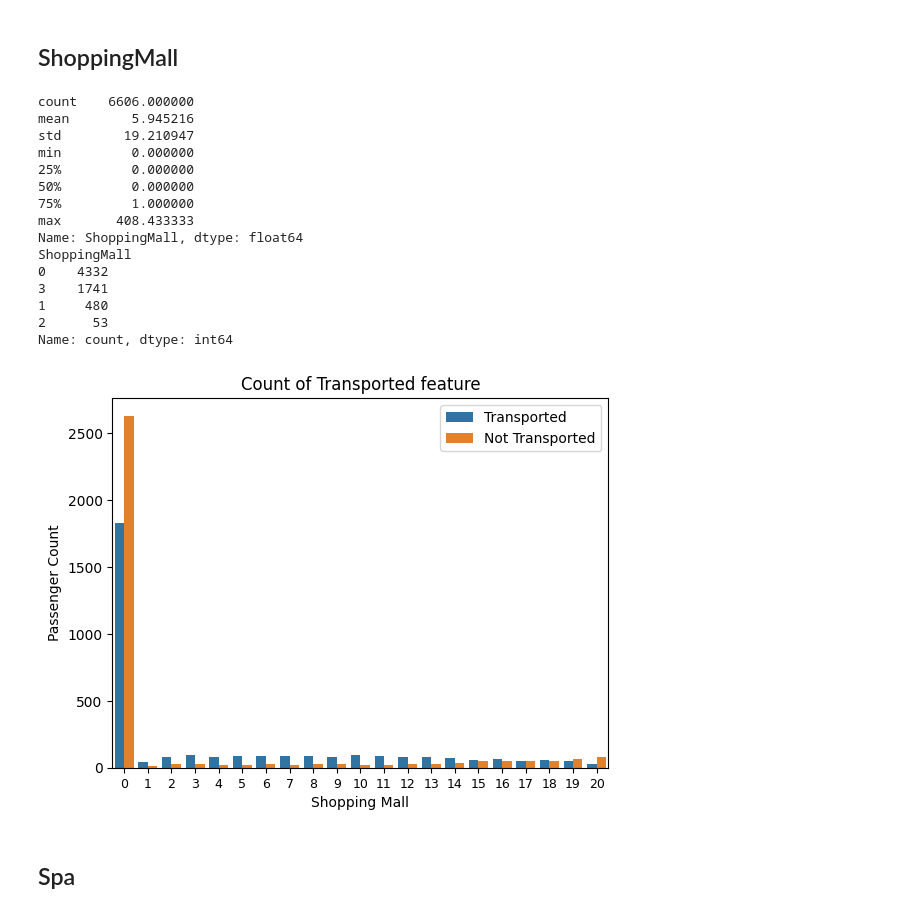
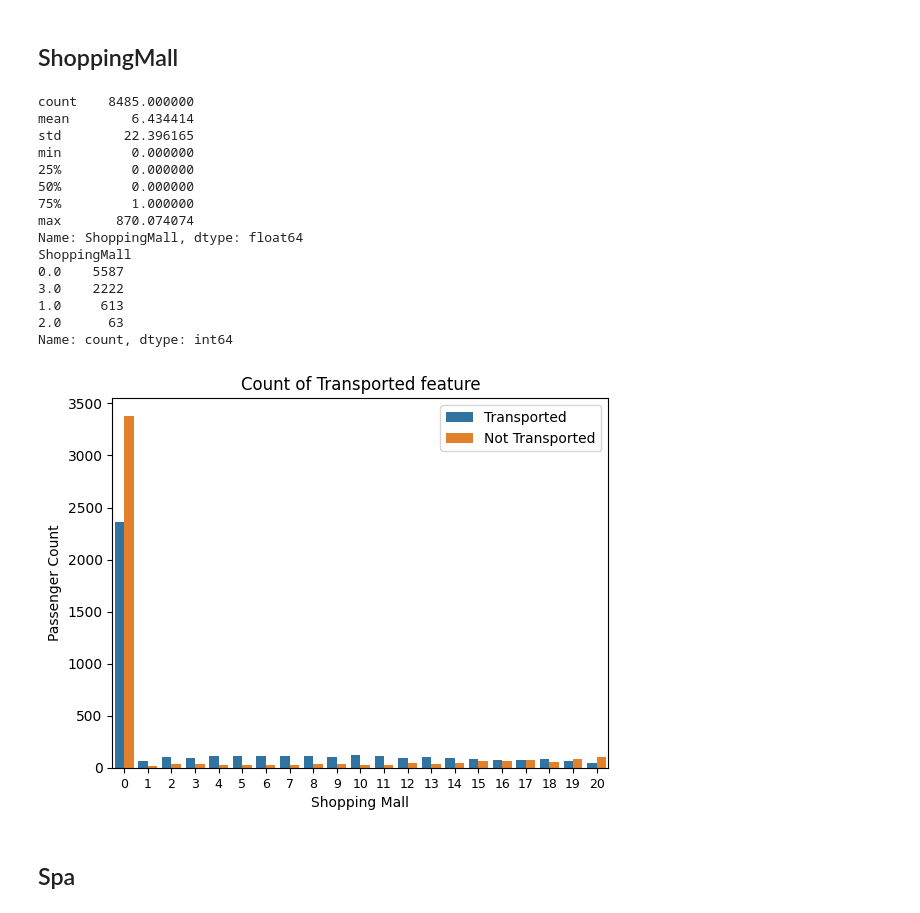
Before and after one commit to jp-al23/Kaggle-Challenges, a Jupyter notebook: Spaceship_Titanic/Data_Analysis.ipynb, the cells around one changed output. Saved outputs shown, nothing was run; the diff lists cells and outputs as text; code cells hidden in the pictures.

```diff
--- a/Spaceship_Titanic/Data_Analysis.ipynb
+++ b/Spaceship_Titanic/Data_Analysis.ipynb
@@ -181,12 +177,14 @@ Name: count, dtype: int64
 df_copy = df_train.copy()
 
 for home_name in df_copy["HomePlanet"].unique():
+    if type(home_name) != str: continue
     df_ishome = df_copy["HomePlanet"] == home_name
     df_train[home_name] = df_ishome
     n_transported = (df_copy[df_ishome]["Transported"]==True).sum()
     print("Home: {}, Transported Rate: {}".format(home_name, n_transported/n))
 
 for destination_name in df_copy["Destination"].unique():
+    if type(destination_name) != str: continue
     df_isdestination = df_copy["Destination"] == destination_name
     df_train[destination_name] = df_isdestination
     n_transported = (df_copy[df_isdestination]["Transported"]==True).sum()
@@ -202,10 +200,11 @@ Home: 55 Cancri e, Transported Rate: 0.13260672116257946
 # Analysing: Cabin
 # %%
 df_copy = df_train.copy()
-decks = sorted(df_copy["Cabin"].apply(lambda x: x[0]).unique())
+decks = (df_copy["Cabin"].apply(lambda x: x[0] if type(x)==str else x).unique())
 print("Decks:")
 for deck in decks:
-    df_isdeck = df_copy["Cabin"].apply(lambda x:x[0]) == deck
+    if type(deck) != str: continue
+    df_isdeck = df_copy["Cabin"].apply(lambda x:x[0] if type(x)==str else x) == deck
     df_train["Deck_"+deck] = df_isdeck
     n_deck = df_isdeck.sum()
     n_transported = (df_copy[df_isdeck]["Transported"] == True).sum()
@@ -213,9 +212,10 @@ for deck in decks:
     print(n_transported, n_deck)
 
 print("Sides:")
-sides = sorted(df_copy["Cabin"].apply(lambda x: x[-1]).unique())
+sides = (df_copy["Cabin"].apply(lambda x: x[-1] if type(x)==str else x).unique())
 for side in sides:
-    df_isside = df_copy["Cabin"].apply(lambda x:x[-1]) == side
+    if type(side) != str: continue
+    df_isside = df_copy["Cabin"].apply(lambda x:x[-1] if type(x)==str else x) == side
     df_train["Side_"+side] = df_isside
     n_side = df_isside.sum()
     n_transported = (df_copy[df_isside]["Transported"] == True).sum()
@@ -296,7 +296,10 @@ ax.set_xticklabels(range(n_intervals), size = 9)
 
 df_copy["RoomService"] = label_encoder.fit_transform(df_copy["RoomService"])
 def final_categories(x):
-    if x == 0:
+    if pd.isna(x):
+        return x
+
+    elif x == 0:
         return 0
 
     elif x <= 6:
@@ -348,7 +351,10 @@ ax.set_xticklabels(range(n_intervals), size = 9)
 
 df_copy["FoodCourt"] = label_encoder.fit_transform(df_copy["FoodCourt"])
 def final_categories(x):
-    if x == 0:
+    if pd.isna(x):
+        return x
+
+    elif x == 0:
         return 0
 
     elif x <= 11:
@@ -402,43 +408,46 @@ ax = sns.countplot(x='ShoppingMall', hue='Transported', data=df_copy)
 plt.xlabel('Shopping Mall')
 plt.ylabel('Passenger Count')
 plt.legend(["Transported", "Not Transported"])
 plt.title("Count of Transported feature")
 n_intervals = all_intervals.size
 ax.set_xticklabels(range(n_intervals), size = 9)
 
 df_copy["ShoppingMall"] = label_encoder.fit_transform(df_copy["ShoppingMall"])
 def final_categories(x):
-    if x == 0:
+    if pd.isna(x):
+        return x
+
+    elif x == 0:
         return 0
 
     elif x <= 14:
         return 1
 
     elif x <= 18:
         return 2
 
     else:
         return 3
 
 df_train["ShoppingMall"] = df_train["ShoppingMall"].apply(final_categories)
 print(df_train["ShoppingMall"].value_counts())
 # %% [output]
-count    6606.000000
-mean        5.945216
-std        19.210947
+count    8485.000000
+mean        6.434414
+std        22.396165
 min         0.000000
 25%         0.000000
 50%         0.000000
 75%         1.000000
-max       408.433333
+max       870.074074
 Name: ShoppingMall, dtype: float64
 ShoppingMall
-0    4332
-3    1741
-1     480
-2      53
+0.0    5587
+3.0    2222
+1.0     613
+2.0      63
 Name: count, dtype: int64
-[figure, old version]
+[figure, new version]
 # %% [markdown]
 ## Spa
 # %%
```
Also changed, not shown: parts of 14 cells of this notebook.
